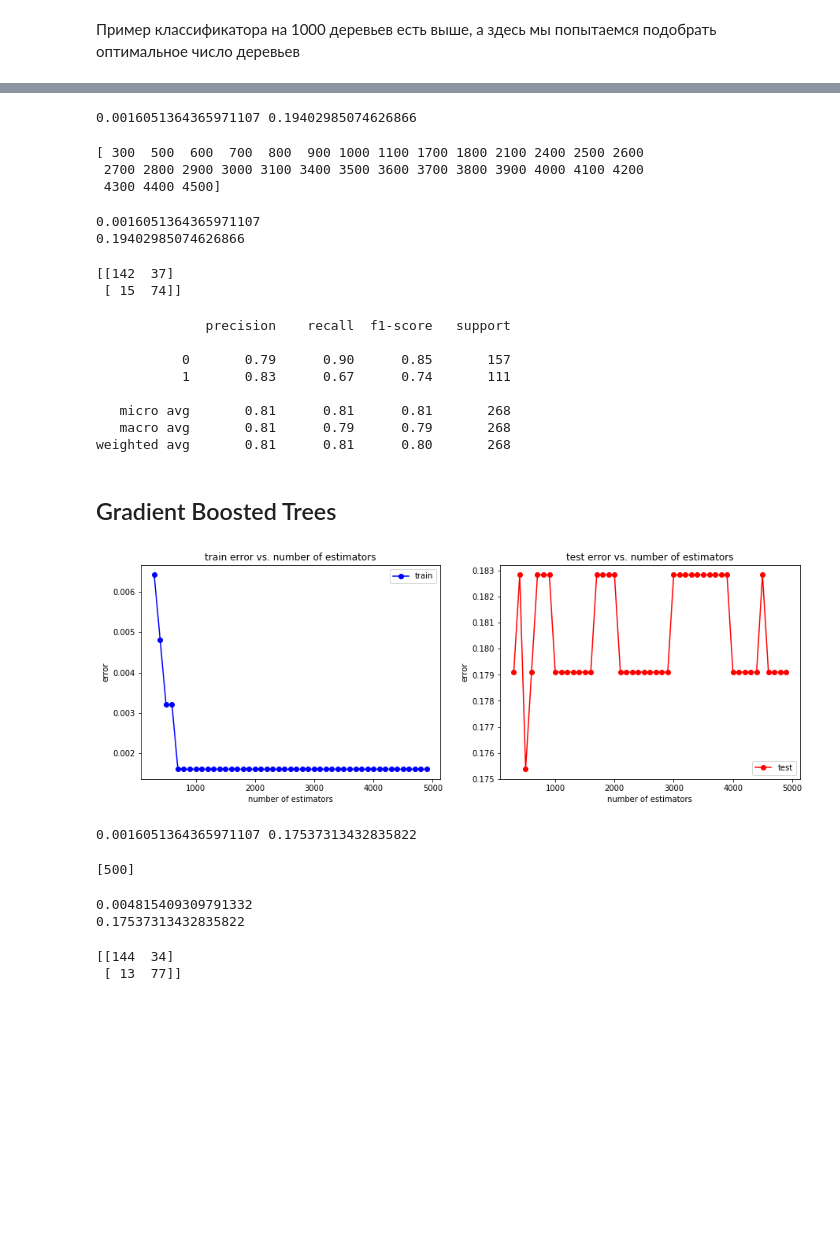
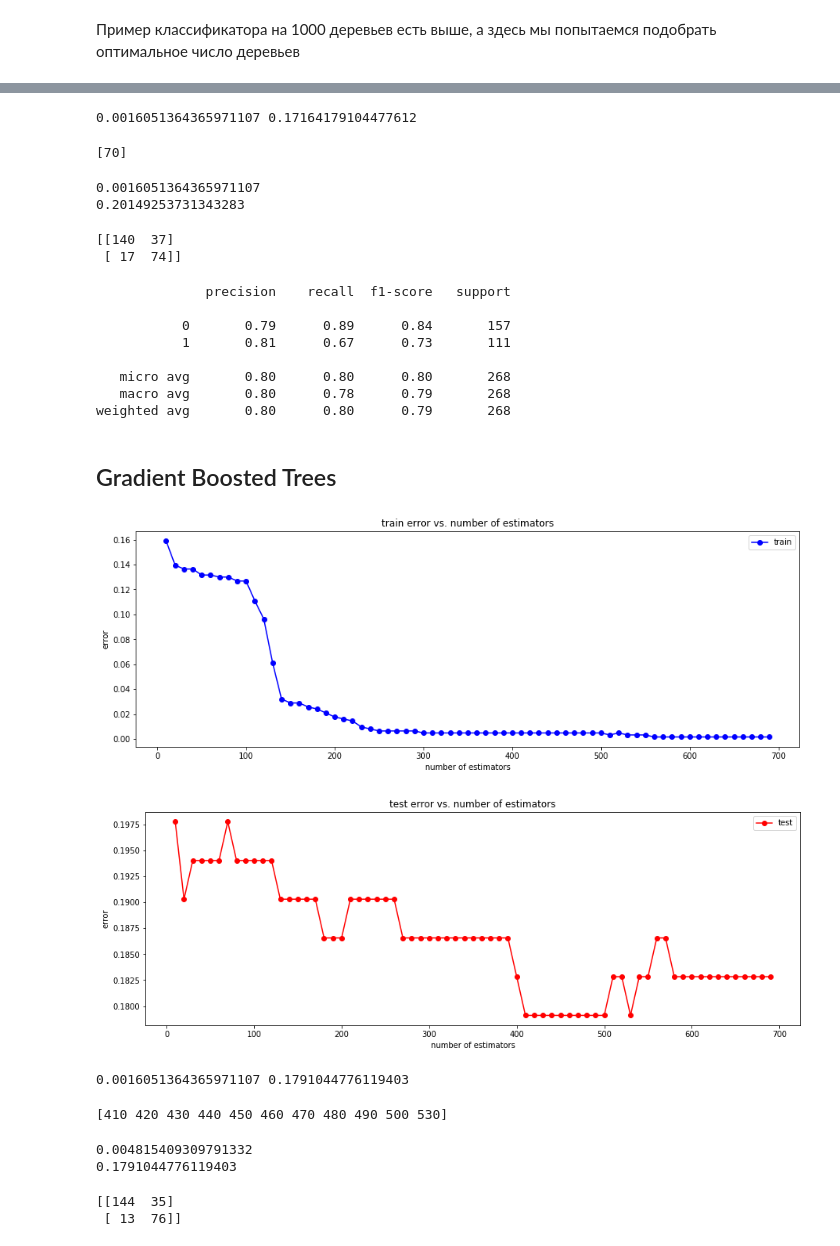
Before and after one commit to ZinovievVladimir/machine-learning, a Jupyter notebook: titanic.ipynb, the cells around one changed output, grey strips where cells are left out. Cells and saved outputs as stored; diff of their text form; code cells hidden in the pictures; blank space fills up the shorter version.

```diff
--- a/titanic.ipynb
+++ b/titanic.ipynb
@@ -652,16 +652,18 @@ weighted avg       0.84      0.84      0.84       268
 # %%
 from sklearn import ensemble
 
-n_estimators = np.arange(300, 5000, 100)
+n_estimators = np.arange(10, 500, 10)
 test_err = []
 train_err = []
+oob_scores = []
 for n in n_estimators:
-    rf = ensemble.RandomForestClassifier(n_estimators = n, random_state = 18)
+    rf = ensemble.RandomForestClassifier(n_estimators = n, random_state = 18, oob_score=True)
     rf.fit(X_train, y_train)
 
     y_train_pred = rf.predict(X_train)
     y_test_pred = rf.predict(X_test)
     train_err.append(np.mean(y_train != y_train_pred))
     test_err.append(np.mean(y_test != y_test_pred))
+    oob_scores.append(rf.oob_score_)
 # %%
 plt.figure(figsize=(15, 5))
@@ -685,14 +696,12 @@ min_train_err = np.min(train_err)
 min_test_err = np.min(test_err)
 print(min_train_err, min_test_err)
 # %% [output]
-0.0016051364365971107 0.19402985074626866
+0.0016051364365971107 0.17164179104477612
 # %%
 n_estimators_opt = n_estimators[test_err == min_test_err]
 print(n_estimators_opt)
 # %% [output]
-[ 300  500  600  700  800  900 1000 1100 1700 1800 2100 2400 2500 2600
- 2700 2800 2900 3000 3100 3400 3500 3600 3700 3800 3900 4000 4100 4200
- 4300 4400 4500]
+[70]
 # %%
 rf = ensemble.RandomForestClassifier(n_estimators = n_estimators_opt[0], random_state = 7)
 rf.fit(X_train, y_train)
@@ -703,31 +712,31 @@ print(np.mean(y_train != y_train_pred))
 print(np.mean(y_test != y_test_pred))
 # %% [output]
 0.0016051364365971107
-0.19402985074626866
+0.20149253731343283
 # %%
 from sklearn.metrics import confusion_matrix
 print(confusion_matrix(y_test_pred, y_test))
 # %% [output]
-[[142  37]
- [ 15  74]]
+[[140  37]
+ [ 17  74]]
 # %%
 from sklearn.metrics import classification_report
 print(classification_report(y_test, y_test_pred))
 # %% [output]
               precision    recall  f1-score   support
 
-           0       0.79      0.90      0.85       157
-           1       0.83      0.67      0.74       111
+           0       0.79      0.89      0.84       157
+           1       0.81      0.67      0.73       111
 
-   micro avg       0.81      0.81      0.81       268
-   macro avg       0.81      0.79      0.79       268
-weighted avg       0.81      0.81      0.80       268
+   micro avg       0.80      0.80      0.80       268
+   macro avg       0.80      0.78      0.79       268
+weighted avg       0.80      0.80      0.79       268
 # %% [markdown]
 ## Gradient Boosted Trees
 # %%
 from sklearn import ensemble
 
-n_estimators = np.arange(300, 5000, 100)
+n_estimators = np.arange(10, 700, 10)
 test_err = []
 train_err = []
 for n in n_estimators:
@@ -740,32 +749,32 @@ for n in n_estimators:
     test_err.append(np.mean(y_test != y_test_pred))
 # %%
 plt.figure(figsize=(15, 5))
-plt.subplot(1, 2, 1)
 plt.plot(n_estimators, train_err, 'b-o', label = 'train')
 plt.title('train error vs. number of estimators')
 plt.xlabel('number of estimators')
 plt.ylabel('error')
 plt.legend()
-plt.subplot(1, 2, 2)
+plt.figure(figsize=(15, 5))
 plt.plot(n_estimators, test_err, 'r-o', label = 'test')
 plt.title('test error vs. number of estimators')
 plt.xlabel('number of estimators')
 plt.ylabel('error')
 plt.legend()
 pass
 # %% [output]
-[figure, old version]
+[figure, new version]
+[figure, added]
 # %%
 min_train_err = np.min(train_err)
 min_test_err = np.min(test_err)
 print(min_train_err, min_test_err)
 # %% [output]
-0.0016051364365971107 0.17537313432835822
+0.0016051364365971107 0.1791044776119403
 # %%
 n_estimators_opt = n_estimators[test_err == min_test_err]
 print(n_estimators_opt)
 # %% [output]
-[500]
+[410 420 430 440 450 460 470 480 490 500 530]
 # %%
 rf = ensemble.GradientBoostingClassifier(n_estimators = n_estimators_opt[0], random_state = 7)
 rf.fit(X_train, y_train)
@@ -776,13 +785,13 @@ print(np.mean(y_train != y_train_pred))
 print(np.mean(y_test != y_test_pred))
 # %% [output]
 0.004815409309791332
-0.17537313432835822
+0.1791044776119403
 # %%
 from sklearn.metrics import confusion_matrix
 print(confusion_matrix(y_test_pred, y_test))
 # %% [output]
-[[144  34]
- [ 13  77]]
+[[144  35]
+ [ 13  76]]
 # %%
 from sklearn.metrics import classification_report
 print(classification_report(y_test, y_test_pred))
```
Also changed, not shown: parts of 9 cells of this notebook.
